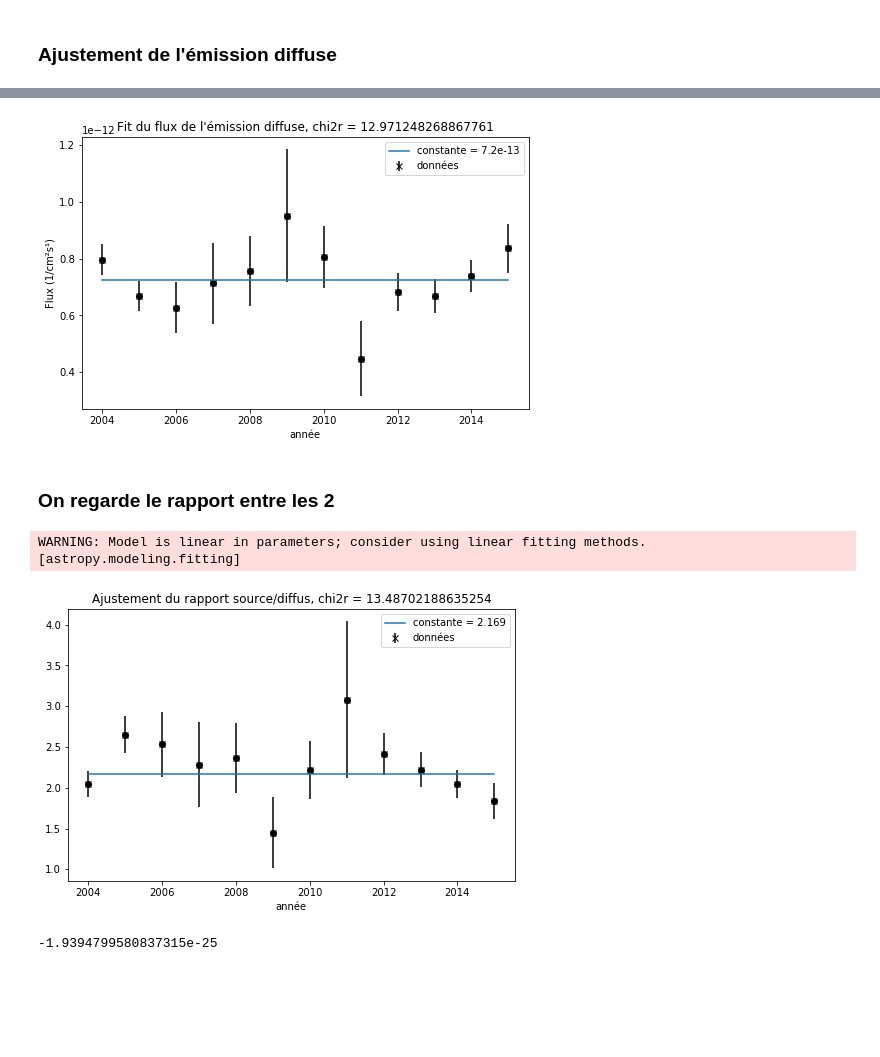
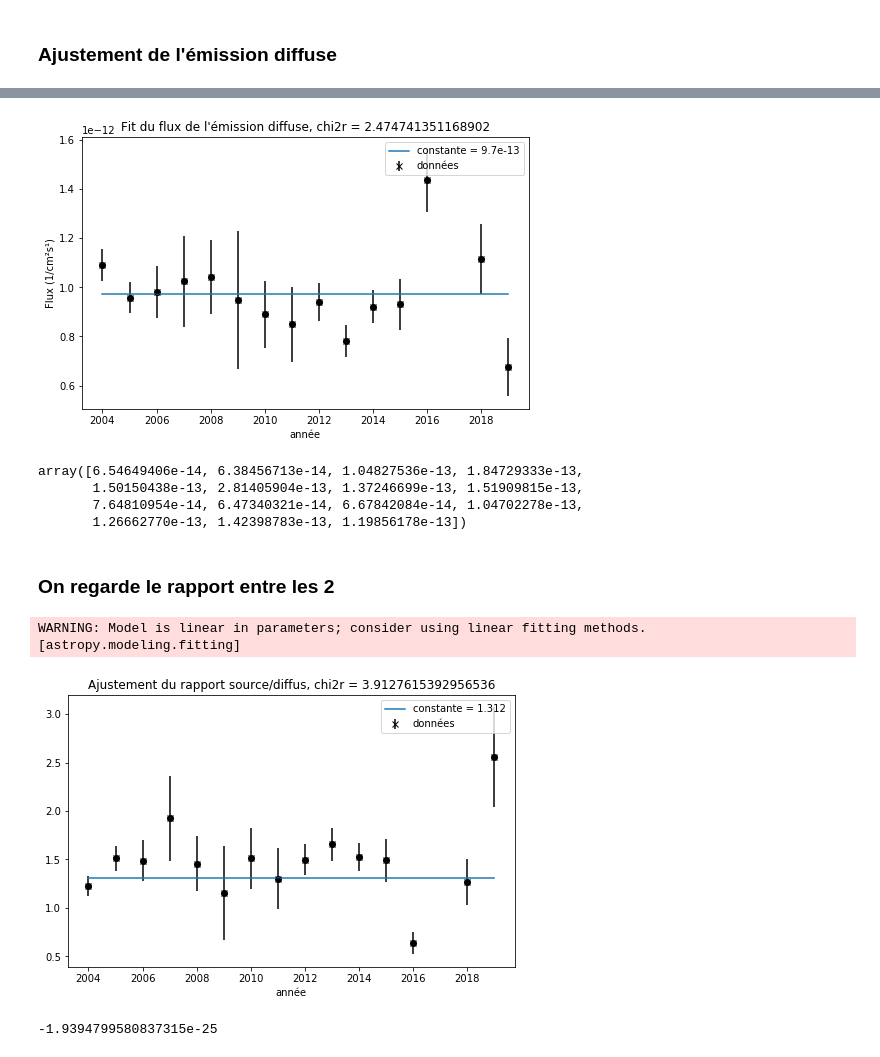
Before and after one commit to SamZouari/hess, a Jupyter notebook: notebooks0.15/analyse3D/evolution_3compin1_diffuse.ipynb, the cells around one changed output, grey strips where cells are left out. Saved outputs shown, nothing was run; the diff lists cells and outputs as text; code cells hidden in the pictures; blank space fills up the shorter version.

```diff
--- a/notebooks0.15/analyse3D/evolution_3compin1_diffuse.ipynb
+++ b/notebooks0.15/analyse3D/evolution_3compin1_diffuse.ipynb
@@ -349,6 +354,10 @@ array([[8.19228403e-14, 4.92483258e-13, 1.23564394e-08],
 # %%
+pathm = Path(path / "models")
+pathm.mkdir(exist_ok=True)
+
 for year in range(2004,2020):
-    mapdataset_dict[year].models.write("../../../hess_results/DE_3compin1_CCdiv10000_bkg-peak/models/model"+ str(year), overwrite=True)
+    name = "model"+ str(year)
+    mapdataset_dict[year].models.write(pathm/name, overwrite=True)
 # %% [markdown]
 ### Affichage et sauvegarde des résidus
 # %%
@@ -356,9 +365,13 @@ region = CircleSkyRegion(
     center=src_pos, radius=0.5 * u.deg
 )
 
+pathr = Path(path/"residuals")
+pathr.mkdir(exist_ok=True)
+
 for year in range(2004,2020):
     mapdataset_dict[year].plot_residuals(
         region=region, method="diff/sqrt(model)", vmin=-1.0, vmax=1.0
         )
-    plt.savefig("../../../hess_results/DE_3compin1_CCdiv10000_bkg-peak/residuals/residuals_"+str(year)+".pdf", overwrite=True)
+    name = "residuals_"+str(year)+".pdf"
+    plt.savefig(pathr/name, overwrite=True)
 # %% [output]
@@ -477,29 +490,32 @@ yerr_rap = (resGC/resdiff)*np.sqrt((yerrGC/resGC)**2 + (yerrdiff/resdiff)**2 -bi
 # %% [markdown]
 ### Graphes des différents flux (les données importantes)
 # %%
+years = [k for k in range(2004,2020)]
+
+
 plt.figure(figsize=(10,15))
 
 ax1 = plt.subplot(4,1,1)
 
-plt.errorbar(range(2004,2017) , resGC[0:13], yerr=yerrGC[0:13], fmt='ko')# ax=ax1)
+plt.errorbar(years , resGC, yerr=yerrGC, fmt='ko')# ax=ax1)
 plt.title("Evolution du flux de SgrA* entre 1 TeV et 10 TeV")
 plt.grid()
 
 ax2 = plt.subplot(4,1,2)
-plt.errorbar(range(2004,2017) , resdiff[0:13], yerr=yerrdiff[0:13], fmt='ko')
+plt.errorbar(years , resdiff, yerr=yerrdiff, fmt='ko')
 plt.title("Evolution du flux de l'émission diffuse entre 1 TeV et 10 TeV")
 plt.grid()
 
 ax2 = plt.subplot(4,1,3)
-plt.errorbar(range(2004,2017) , resGC[0:13]/resdiff[0:13], yerr=yerr_rap[0:13], fmt='ko')
+plt.errorbar(years , resGC/resdiff, yerr=yerr_rap, fmt='ko')
 plt.title("Evolution du rapport source/diffus entre 1 TeV et 10 TeV")
 plt.grid()
 
 
 ax4 = plt.subplot(4,1,4)
-plt.errorbar(range(2004,2017) , norms[0:13], yerr=norms_err[0:13], fmt='ko')# ax=ax1)
+plt.errorbar(years , norms, yerr=norms_err, fmt='ko')# ax=ax1)
 plt.title("Evolution de la normalisation du fond")
 plt.grid()
 
-plt.savefig("../../../hess_results/DE_3compin1_CCdiv10000_bkg-peak/GCDEflux_evolution_04_16.pdf")
+plt.savefig(path/"GCDEflux_evolution_04_19_full.pdf")
 # %% [output]
@@ -524,7 +540,7 @@ def chisqr(obs, exp, error):
     chisqr = 0
     for i in range(len(obs)):
         chisqr = chisqr + ((obs[i]-exp)**2)/(error[i]**2)
-    return chisqr
+    return chisqr/(len(obs) -1)
 # %% [markdown]
 ### Ajustement de l'évolution de la source
 # %%
@@ -567,13 +583,13 @@ WARNING: Model is linear in parameters; consider using linear fitting methods. [
 # %% [markdown]
 ### Ajustement de l'émission diffuse
 # %%
-x = range(2004,2020)
+x = years
 y = resdiff
 y_uncs = yerrdiff
 
-x = np.delete(x, [12,13,14,15])
-y = np.delete(y, [12,13,14,15])
-y_uncs = np.delete(y_uncs, [12,13,14,15])
+x = np.delete(x, [13])
+y=np.delete(y,[13])
+y_uncs = np.delete(y_uncs, [13])
 
 
 # Fit the data using a box model.
@@ -582,9 +598,9 @@ t_init = models.Const1D(1e-10)
 fit_t = fitting.LevMarLSQFitter()
 t = fit_t(t_init, x, y)#, weights=1.0/y_uncs)
 
-A1 = np.delete(resdiff, [12,13,14,15])
+A1 = y
 A2 = t(2004)
-err_bars = yerrdiff
+err_bars = y_uncs
 chi2, pval = stats.chisquare(A1, A2)
 chi2r = chisqr(A1, A2, err_bars)
 
@@ -597,5 +613,5 @@ plt.xlabel('année')
 plt.ylabel('Flux (1/cm²s¹)')
 plt.legend(loc=1)
 plt.title("Fit du flux de l'émission diffuse, chi2r = " + str(chi2r))
-plt.savefig("../../../hess_results/DE_3compin1_CCdiv10000_bkg-peak/fit_flux_DE_04_15.pdf")
+plt.savefig(path/"fit_flux_DE_04_19.pdf")
 # %% [output]
@@ -603,8 +618,15 @@ WARNING: Model is linear in parameters; consider using linear fitting methods. [
-[figure, old version]
+[figure, new version]
+# %%
+y_uncs
+# %% [output]
+array([6.54649406e-14, 6.38456713e-14, 1.04827536e-13, 1.84729333e-13,
+       1.50150438e-13, 2.81405904e-13, 1.37246699e-13, 1.51909815e-13,
+       7.64810954e-14, 6.47340321e-14, 6.67842084e-14, 1.04702278e-13,
+       1.26662770e-13, 1.42398783e-13, 1.19856178e-13])
 # %% [markdown]
 ### On regarde le rapport entre les 2
 # %%
-x = range(2004,2020)
+x = years
 y = resGC/resdiff
 
 bizar = []
@@ -614,10 +636,10 @@ for k in range(16):
 
 # erreurs quadratiques trop simplistes car les jeux de données sont corrélées
 y_uncs = y*np.sqrt((yerrGC/resGC)**2 + (yerrdiff/resdiff)**2 - bizar )
+x = np.delete(x, [13])
+y=np.delete(y,[13])
+y_uncs = np.delete(y_uncs, [13])
 
-x = np.delete(x, [12,13,14,15])
-y = np.delete(y, [12,13,14,15])
-y_uncs = np.delete(y_uncs, [12,13,14,15])
 
 # Fit the data using a box model.
 # Bounds are not really needed but included here to demonstrate usage.
@@ -626,7 +648,7 @@ fit_t = fitting.LevMarLSQFitter()
 t = fit_t(t_init, x, y, weights=1.0/y_uncs)
 
 
-A1 = np.delete(y, [12,13,14,15])
+A1 = y
 A2 = t(2004)
 err_bars = y_uncs
 chi2, pval = stats.chisquare(A1, A2)
@@ -643,10 +665,10 @@ plt.ylabel('')
 plt.legend(loc=1)
 
 plt.title("Ajustement du rapport source/diffus, chi2r = " + str(chi2r))
-plt.savefig("../../../hess_results/DE_3compin1_CCdiv10000_bkg-peak/fit_flux_GCsurDE_04_15.pdf")
+plt.savefig(path/"fit_flux_GCsurDE_04_19.pdf")
 # %% [output]
 WARNING: Model is linear in parameters; consider using linear fitting methods. [astropy.modeling.fitting]
-[figure, old version]
+[figure, new version]
 # %%
 cov_per_year[2004][0,1]
 # %% [output]
```
Also changed, not shown: parts of 17 cells of this notebook, 1 other file.
